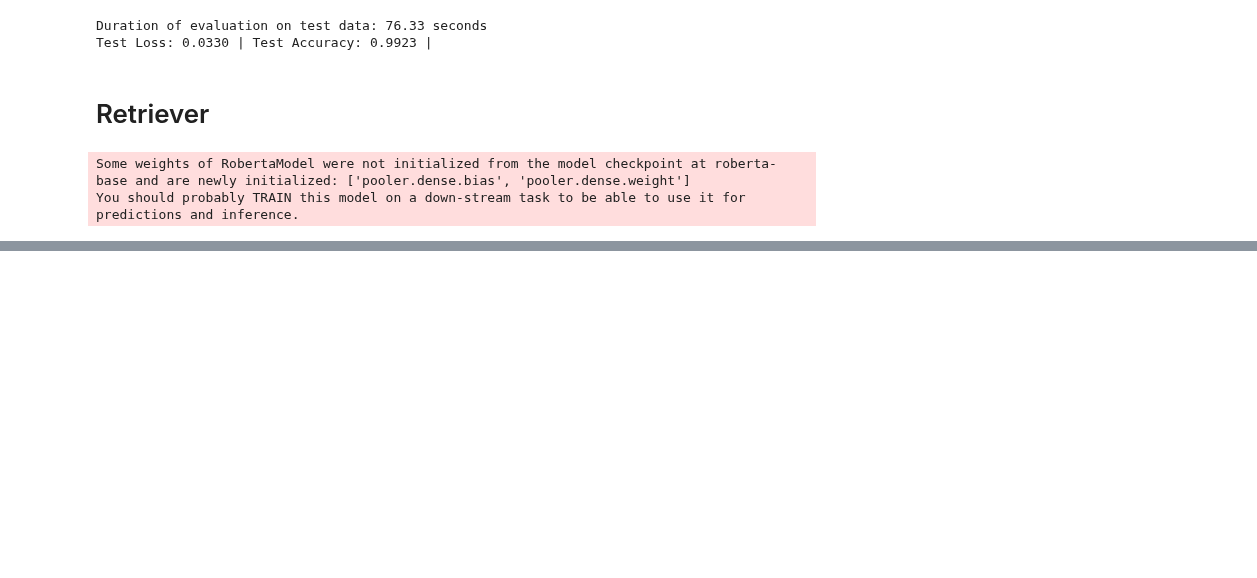
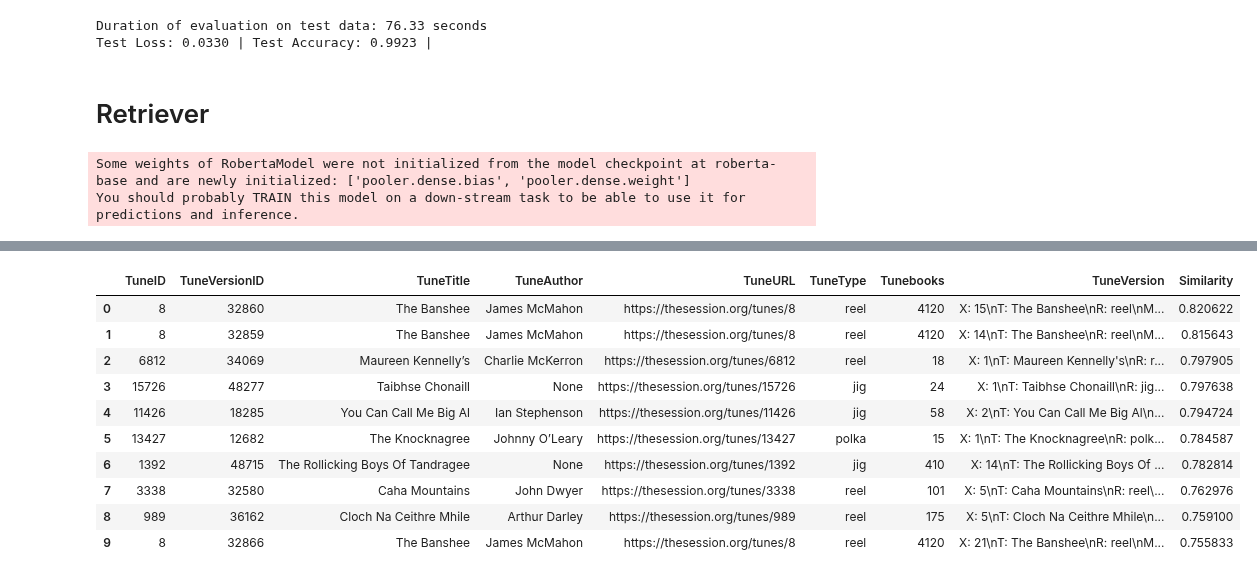
Before and after one commit to maxbhardy/thesession, a Jupyter notebook: test_midi.ipynb, the cells around one changed output, grey strips where cells are left out. Cells and saved outputs as stored; diff of their text form; code cells hidden in the pictures; blank space fills up the shorter version.

```diff
--- a/test_midi.ipynb
+++ b/test_midi.ipynb
@@ -456,0 +417,14 @@ retriever("test/LS_30009.MP3", limit=20, duration=60)
+# %%
+retriever("test/banshee2.mp3", limit=10, duration=60, skip_start=5)
+# %% [output]
+|  | TuneID | TuneVersionID | TuneTitle | TuneAuthor | TuneURL | TuneType | Tunebooks | TuneVersion | Similarity |
+| 0 | 8 | 32860 | The Banshee | James McMahon | https://thesession.org/tunes/8 | reel | 4120 | X: 15\nT: The Banshee\nR: reel\nM... | 0.820622 |
+| 1 | 8 | 32859 | The Banshee | James McMahon | https://thesession.org/tunes/8 | reel | 4120 | X: 14\nT: The Banshee\nR: reel\nM... | 0.815643 |
+| 2 | 6812 | 34069 | Maureen Kennelly’s | Charlie McKerron | https://thesession.org/tunes/6812 | reel | 18 | X: 1\nT: Maureen Kennelly's\nR: r... | 0.797905 |
+| 3 | 15726 | 48277 | Taibhse Chonaill | None | https://thesession.org/tunes/15726 | jig | 24 | X: 1\nT: Taibhse Chonaill\nR: jig... | 0.797638 |
+| 4 | 11426 | 18285 | You Can Call Me Big Al | Ian Stephenson | https://thesession.org/tunes/11426 | jig | 58 | X: 2\nT: You Can Call Me Big Al\n... | 0.794724 |
+| 5 | 13427 | 12682 | The Knocknagree | Johnny O’Leary | https://thesession.org/tunes/13427 | polka | 15 | X: 1\nT: The Knocknagree\nR: polk... | 0.784587 |
+| 6 | 1392 | 48715 | The Rollicking Boys Of Tandragee | None | https://thesession.org/tunes/1392 | jig | 410 | X: 14\nT: The Rollicking Boys Of ... | 0.782814 |
+| 7 | 3338 | 32580 | Caha Mountains | John Dwyer | https://thesession.org/tunes/3338 | reel | 101 | X: 5\nT: Caha Mountains\nR: reel\... | 0.762976 |
+| 8 | 989 | 36162 | Cloch Na Ceithre Mhile | Arthur Darley | https://thesession.org/tunes/989 | reel | 175 | X: 5\nT: Cloch Na Ceithre Mhile\n... | 0.759100 |
+| 9 | 8 | 32866 | The Banshee | James McMahon | https://thesession.org/tunes/8 | reel | 4120 | X: 21\nT: The Banshee\nR: reel\nM... | 0.755833 |
```
Also changed, not shown: parts of 15 cells of this notebook, 1 other file.
